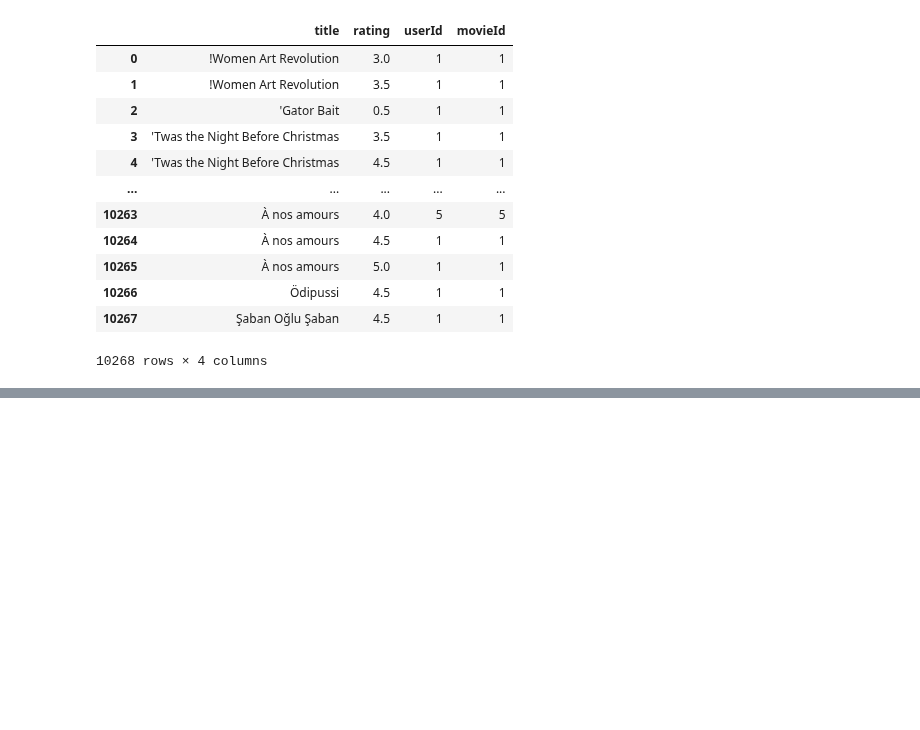
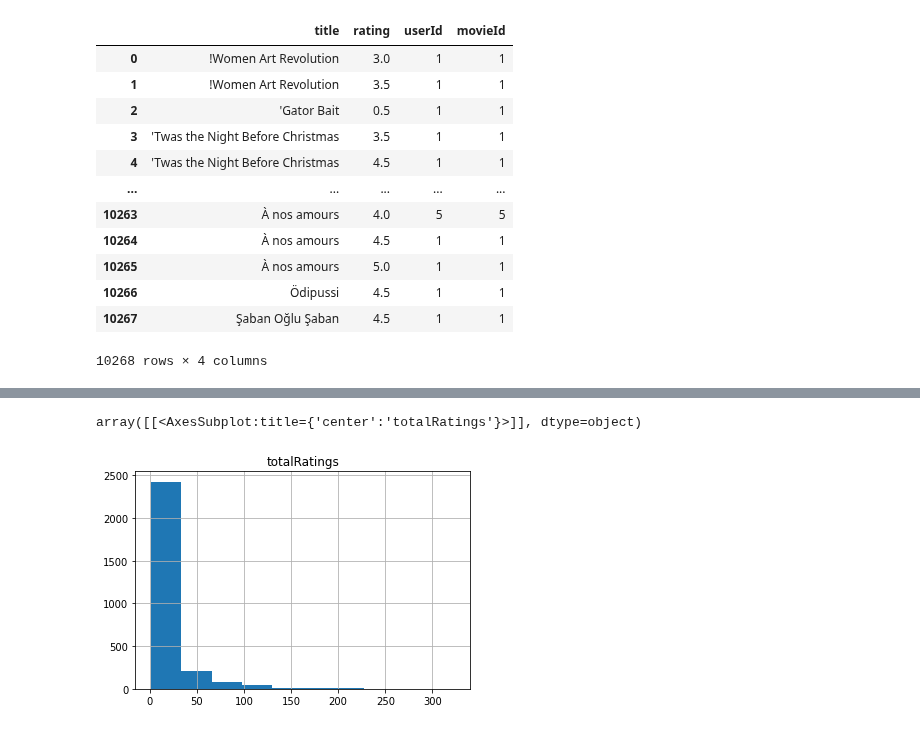
Before and after one commit to OcaenEyes/ML, a Jupyter notebook: AI训练赛/基于关联规则算法实现电影推荐系统/基于关联规则算法实现电影推荐.ipynb, the cells around one changed output, grey strips where cells are left out. Cells and saved outputs as stored; diff of their text form; code cells hidden in the pictures; blank space fills up the shorter version.

```diff
--- a/AI训练赛/基于关联规则算法实现电影推荐系统/基于关联规则算法实现电影推荐.ipynb
+++ b/AI训练赛/基于关联规则算法实现电影推荐系统/基于关联规则算法实现电影推荐.ipynb
@@ -377,0 +394,4 @@ ratings_df_s.groupby([ratings_df_s['title'],ratings_df_s['rating']]).count().res
+# %%
+ratings_df_s_allcounts = ratings_df_s.groupby(ratings_df_s['title'])['userId'].count().reset_index()
+# %%
+ratings_df_s_allcounts = ratings_df_s_allcounts.rename(columns = {'userId':'totalRatings'})
@@ -377,0 +430,5 @@ ratings_df_s.groupby([ratings_df_s['title'],ratings_df_s['rating']]).count().res
+# %%
+ratings_df_s_allcounts.hist()
+# %% [output]
+array([[<AxesSubplot:title={'center':'totalRatings'}>]], dtype=object)
+[figure, added]
```
Also changed, not shown: parts of 86 cells of this notebook.
